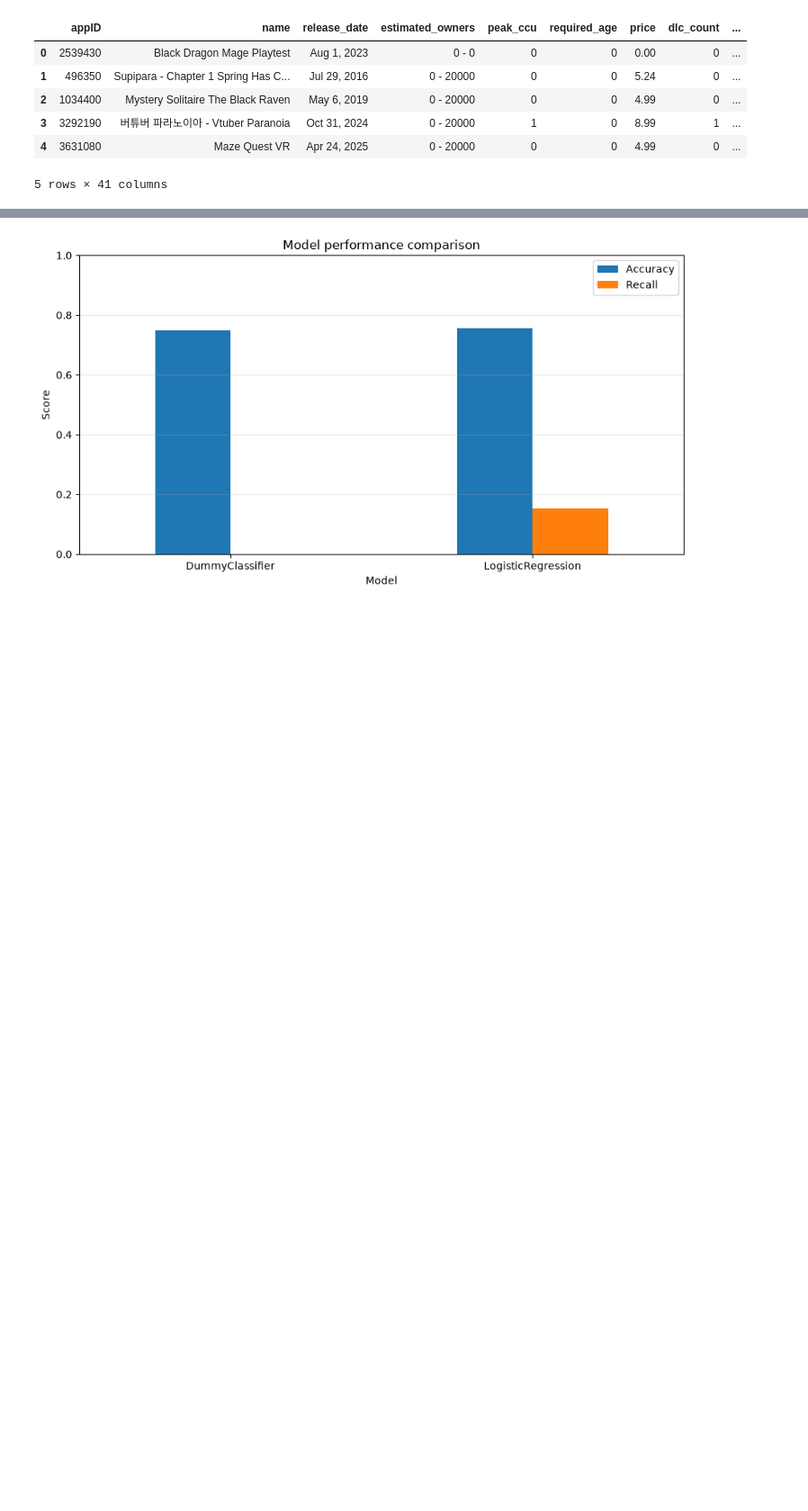
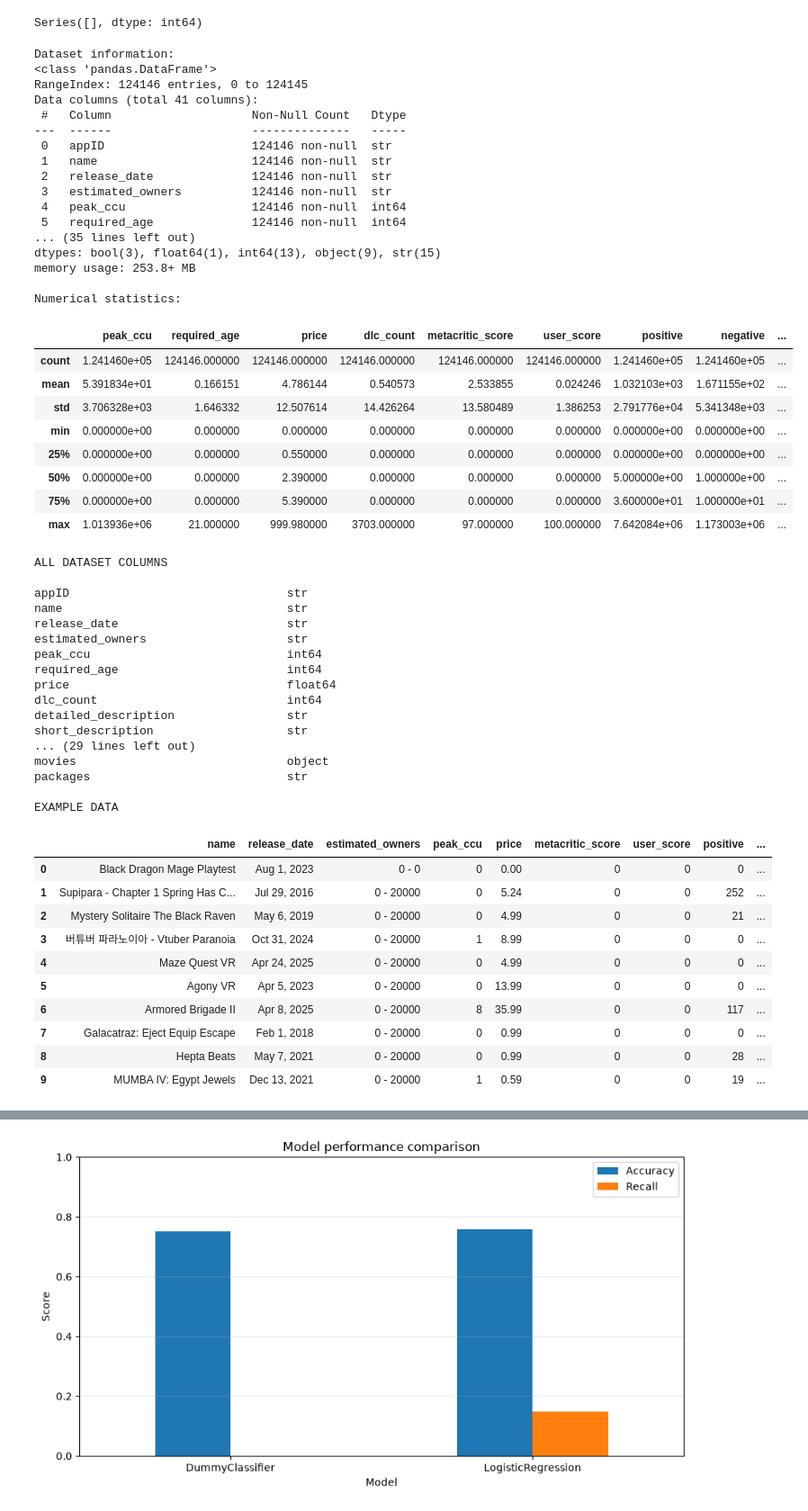
Before and after one commit to Mikyli3/Streamlit_Project, a Jupyter notebook: notebooks/01_features_mikael.ipynb, the cells around one changed output, grey strips where cells are left out. Shown at 90% size. Drawn from its saved outputs; the diff is of its cells as text; code cells hidden in the pictures; blank space fills up the shorter version.

```diff
--- a/notebooks/01_features_mikael.ipynb
+++ b/notebooks/01_features_mikael.ipynb
@@ -6,7 +6,5 @@ from sklearn.dummy import DummyClassifier
 from sklearn.linear_model import LogisticRegression
 from sklearn.metrics import accuracy_score, recall_score
 # %%
-df = pd.read_parquet("../data/train-00000-of-00001.parquet")
-
-df.head()
+%run 01_data_exploration.ipynb
 # %% [output]
@@ -13,7 +28,55 @@ df.head()
+Series([], dtype: int64)
+Dataset information:
+<class 'pandas.DataFrame'>
+RangeIndex: 124146 entries, 0 to 124145
+Data columns (total 41 columns):
+ #   Column                    Non-Null Count   Dtype
+---  ------                    --------------   -----
+ 0   appID                     124146 non-null  str
+ 1   name                      124146 non-null  str
+ 2   release_date              124146 non-null  str
+ 3   estimated_owners          124146 non-null  str
+ 4   peak_ccu                  124146 non-null  int64
+ 5   required_age              124146 non-null  int64
+... (35 lines left out)
+dtypes: bool(3), float64(1), int64(13), object(9), str(15)
+memory usage: 253.8+ MB
+
+Numerical statistics:
-|  | appID | name | release_date | estimated_owners | peak_ccu | required_age | price | dlc_count | ... |
-| 0 | 2539430 | Black Dragon Mage Playtest | Aug 1, 2023 | 0 - 0 | 0 | 0 | 0.00 | 0 | ... |
-| 1 | 496350 | Supipara - Chapter 1 Spring Has C... | Jul 29, 2016 | 0 - 20000 | 0 | 0 | 5.24 | 0 | ... |
-| 2 | 1034400 | Mystery Solitaire The Black Raven | May 6, 2019 | 0 - 20000 | 0 | 0 | 4.99 | 0 | ... |
-| 3 | 3292190 | 버튜버 파라노이아 - Vtuber Paranoia | Oct 31, 2024 | 0 - 20000 | 1 | 0 | 8.99 | 1 | ... |
-| 4 | 3631080 | Maze Quest VR | Apr 24, 2025 | 0 - 20000 | 0 | 0 | 4.99 | 0 | ... |
+|  | peak_ccu | required_age | price | dlc_count | metacritic_score | user_score | positive | negative | ... |
+| count | 1.241460e+05 | 124146.000000 | 124146.000000 | 124146.000000 | 124146.000000 | 124146.000000 | 1.241460e+05 | 1.241460e+05 | ... |
+| mean | 5.391834e+01 | 0.166151 | 4.786144 | 0.540573 | 2.533855 | 0.024246 | 1.032103e+03 | 1.671155e+02 | ... |
+| std | 3.706328e+03 | 1.646332 | 12.507614 | 14.426264 | 13.580489 | 1.386253 | 2.791776e+04 | 5.341348e+03 | ... |
+| min | 0.000000e+00 | 0.000000 | 0.000000 | 0.000000 | 0.000000 | 0.000000 | 0.000000e+00 | 0.000000e+00 | ... |
+| 25% | 0.000000e+00 | 0.000000 | 0.550000 | 0.000000 | 0.000000 | 0.000000 | 0.000000e+00 | 0.000000e+00 | ... |
+| 50% | 0.000000e+00 | 0.000000 | 2.390000 | 0.000000 | 0.000000 | 0.000000 | 5.000000e+00 | 1.000000e+00 | ... |
+| 75% | 0.000000e+00 | 0.000000 | 5.390000 | 0.000000 | 0.000000 | 0.000000 | 3.600000e+01 | 1.000000e+01 | ... |
+| max | 1.013936e+06 | 21.000000 | 999.980000 | 3703.000000 | 97.000000 | 100.000000 | 7.642084e+06 | 1.173003e+06 | ... |
-5 rows × 41 columns
+ALL DATASET COLUMNS
+
+appID                               str
+name                                str
+release_date                        str
+estimated_owners                    str
+peak_ccu                            int64
+required_age                        int64
+price                               float64
+dlc_count                           int64
+detailed_description                str
+short_description                   str
+... (29 lines left out)
+movies                              object
+packages                            str
+
+EXAMPLE DATA
+|  | name | release_date | estimated_owners | peak_ccu | price | metacritic_score | user_score | positive | ... |
+| 0 | Black Dragon Mage Playtest | Aug 1, 2023 | 0 - 0 | 0 | 0.00 | 0 | 0 | 0 | ... |
+| 1 | Supipara - Chapter 1 Spring Has C... | Jul 29, 2016 | 0 - 20000 | 0 | 5.24 | 0 | 0 | 252 | ... |
+| 2 | Mystery Solitaire The Black Raven | May 6, 2019 | 0 - 20000 | 0 | 4.99 | 0 | 0 | 21 | ... |
+| 3 | 버튜버 파라노이아 - Vtuber Paranoia | Oct 31, 2024 | 0 - 20000 | 1 | 8.99 | 0 | 0 | 0 | ... |
+| 4 | Maze Quest VR | Apr 24, 2025 | 0 - 20000 | 0 | 4.99 | 0 | 0 | 0 | ... |
+| 5 | Agony VR | Apr 5, 2023 | 0 - 20000 | 0 | 13.99 | 0 | 0 | 0 | ... |
+| 6 | Armored Brigade II | Apr 8, 2025 | 0 - 20000 | 8 | 35.99 | 0 | 0 | 117 | ... |
+| 7 | Galacatraz: Eject Equip Escape | Feb 1, 2018 | 0 - 20000 | 0 | 0.99 | 0 | 0 | 0 | ... |
+| 8 | Hepta Beats | May 7, 2021 | 0 - 20000 | 0 | 0.99 | 0 | 0 | 28 | ... |
+| 9 | MUMBA IV: Egypt Jewels | Dec 13, 2021 | 0 - 20000 | 1 | 0.59 | 0 | 0 | 19 | ... |
```
Also changed, not shown: parts of 19 cells of this notebook.
